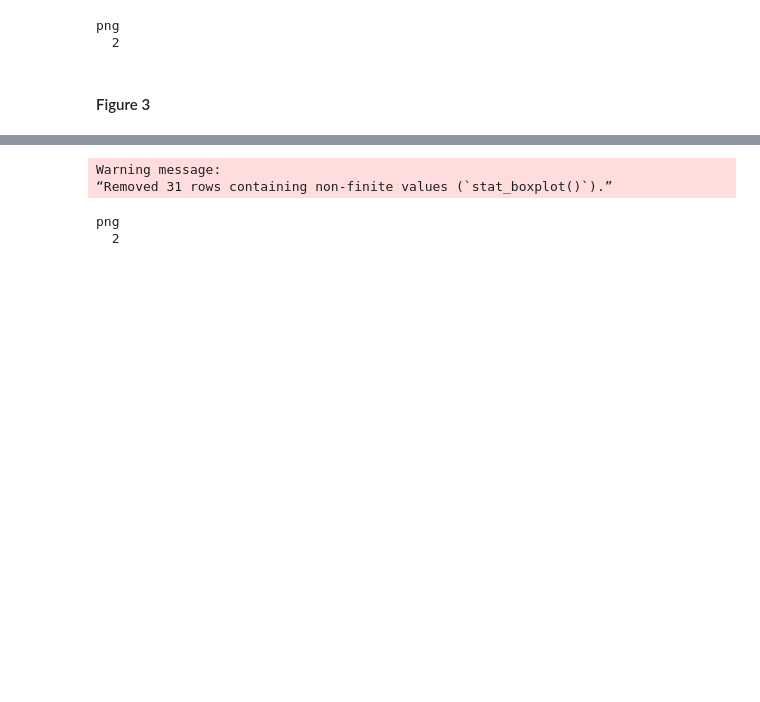
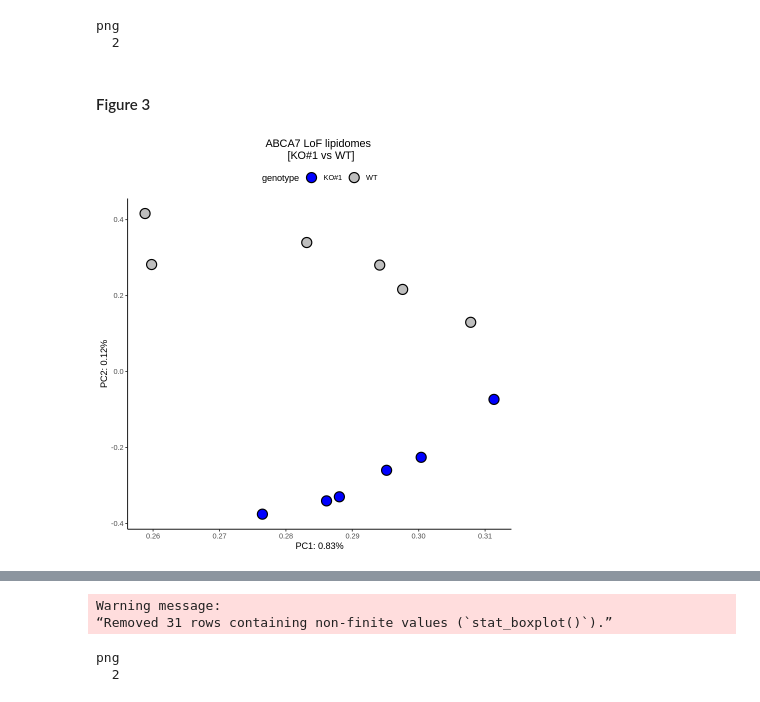
Before and after one commit to djunamay/ABCA7lof2, a Jupyter notebook: notebooks/14-figures.ipynb, the cells around one changed output, grey strips where cells are left out. Drawn from its saved outputs; the diff is of its cells as text; code cells hidden in the pictures; blank space fills up the shorter version.

```diff
--- a/notebooks/14-figures.ipynb
+++ b/notebooks/14-figures.ipynb
@@ -161,8 +162,8 @@ png
 #### Figure 3
 # %%
 # load data
-data = readRDS('../ABCA7lof//processed_data/for_plotting/lipidomics.rds')
-key = read.csv('../ABCA7lof//raw_data/ngn2_data/lipidkey.csv', sep = '\t')
+data = readRDS('../../ABCA7lof//processed_data/for_plotting/lipidomics.rds')
+key = read.csv('../../ABCA7lof//raw_data/ngn2_data/lipidkey.csv', sep = '\t')
 key = key[!duplicated(key$Key),]
 rownames(key) = key$Key
 
@@ -197,6 +198,10 @@ pc2 = summary(pca_res)$importance['Proportion of Variance',]['PC2']
 p1 = ggplot(temp, aes(x=PC1, y=PC2)) +
   geom_point(aes(fill=genotype), shape=21, size=5, stroke=1) + theme_classic() +
 scale_fill_manual(values = c('blue', 'grey')) + xlab(paste0('PC1: ', round(pc1, 2), '%')) + ylab(paste0('PC2: ', round(pc2, 2), '%'))+ theme(legend.position="top") + ggtitle('ABCA7 LoF lipidomes \n [KO#1 vs WT]')+theme(plot.title = element_text(size = 13,  hjust=.5))
+# %%
+p1
+# %% [output]
+[figure, added]
 # %%
 # plot proportions
 meta = rowData(sce)
```
Also changed, not shown: parts of 8 cells of this notebook, 5 other files.
